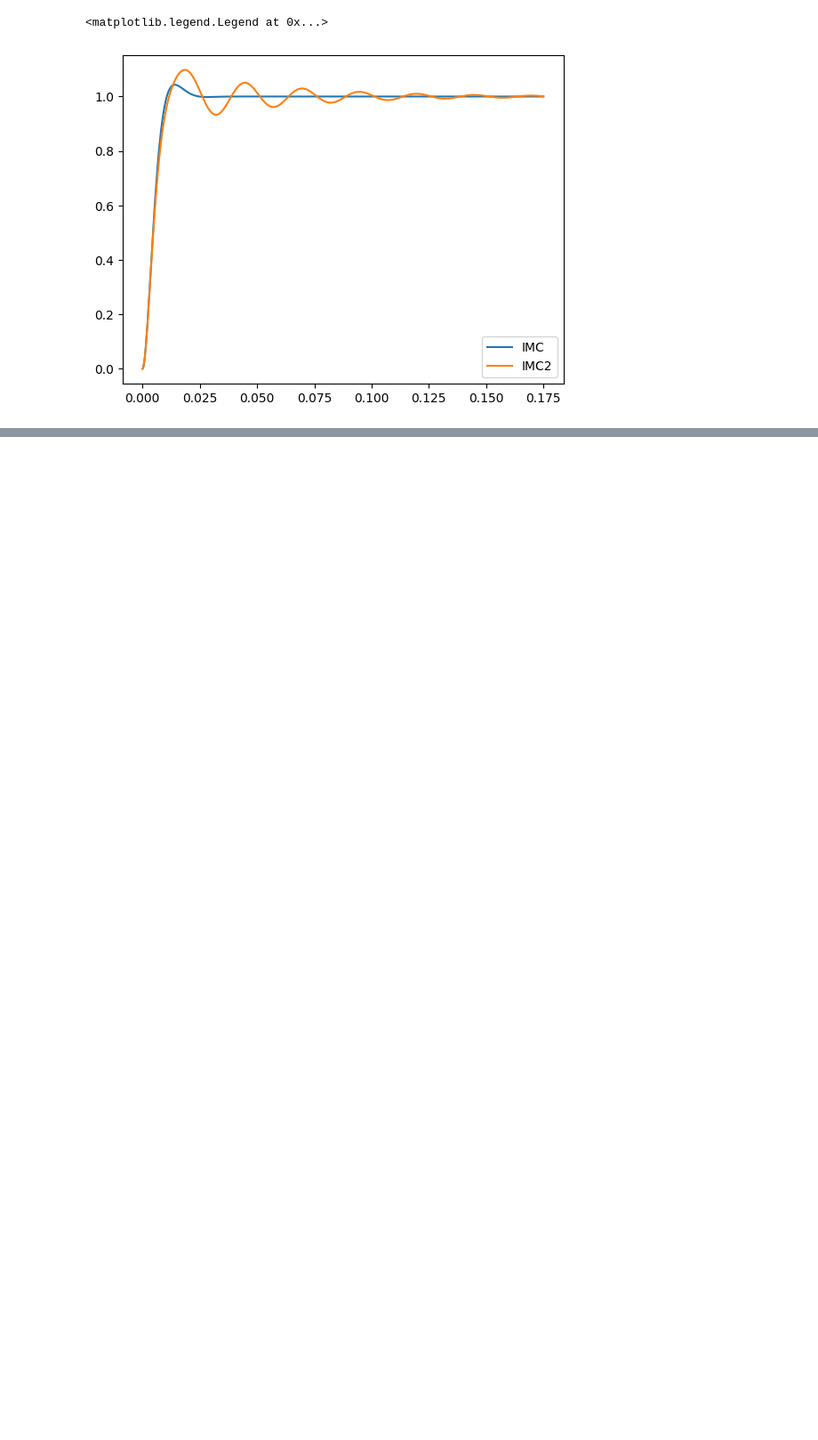
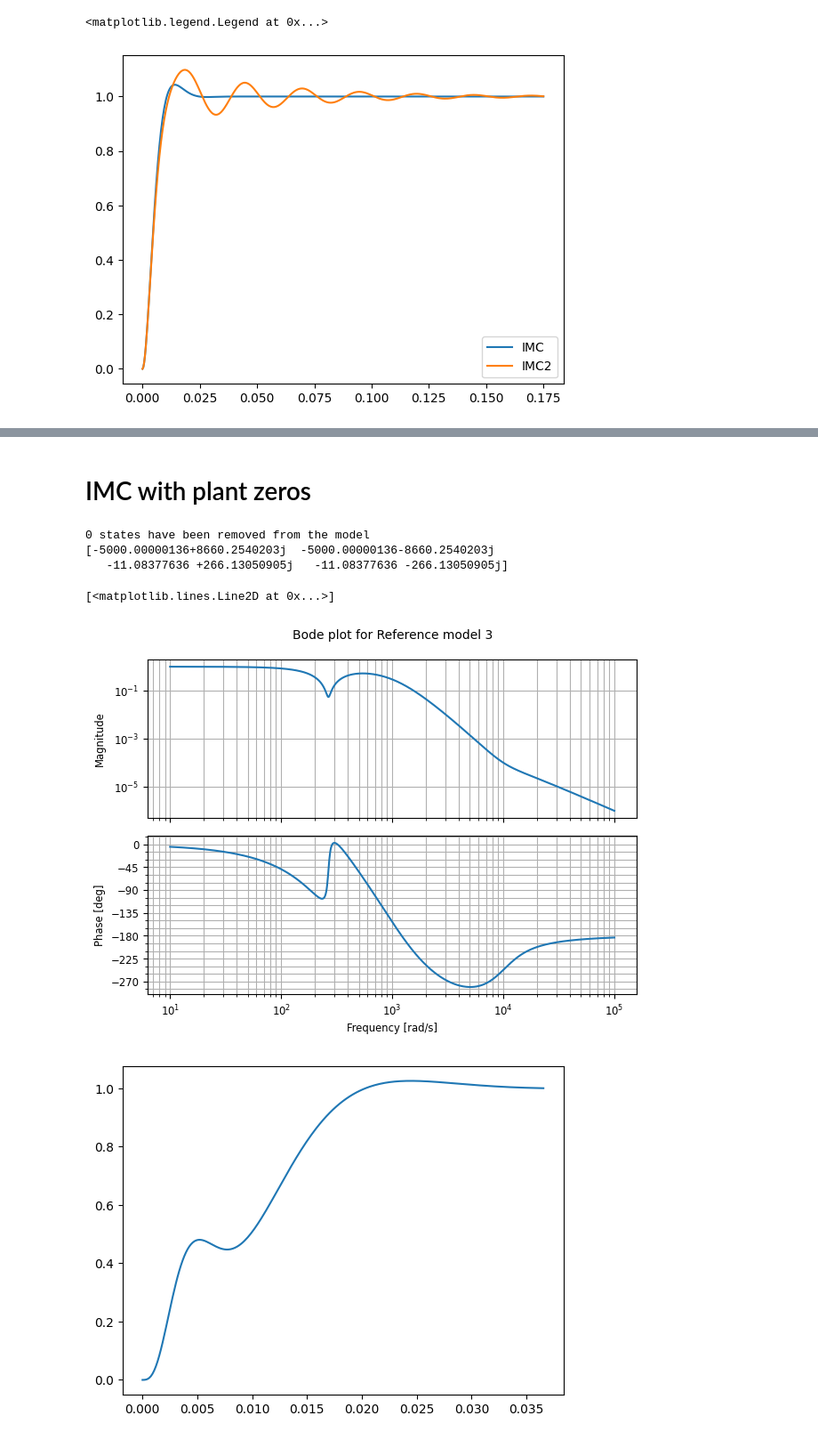
Before and after one commit to eliasrhoden/Sinumerik-Ctrl, a Jupyter notebook: imc_design.ipynb, the cells around one changed output, grey strips where cells are left out. Shown: that part at 89% size. Saved outputs shown, nothing was run; the diff lists cells and outputs as text; code cells hidden in the pictures; blank space fills up the shorter version.

```diff
--- a/imc_design.ipynb
+++ b/imc_design.ipynb
@@ -181,0 +185,30 @@ array([[list([<matplotlib.lines.Line2D object at 0x...>])],
+# %% [markdown]
+# IMC with plant zeros
+# %%
+
+M3 = ctrl.tf(Gf.num[0][0],1)
+
+wm = 160*2*np.pi
+
+M3 *= pt2(270,0.7) * pt2(wm,0.9)**2# 1/(s/wm + 1)
+M3 *= 1/M3.dcgain()
+
+M3 = ctrl.minreal(M3)
+M3.name = 'Reference model 3'
+
+ctrl.bode(M3)
+M3
+
+print(M3.zeros())
+
+plt.figure()
+
+t,y = ctrl.step_response(M3)
+plt.plot(t,y)
+# %% [output]
+0 states have been removed from the model
+[-5000.00000136+8660.2540203j  -5000.00000136-8660.2540203j
+   -11.08377636 +266.13050905j   -11.08377636 -266.13050905j]
+[<matplotlib.lines.Line2D at 0x...>]
+[figure, added]
+[figure, added]
```
Also changed, not shown: parts of 7 cells of this notebook, 13 other files.
